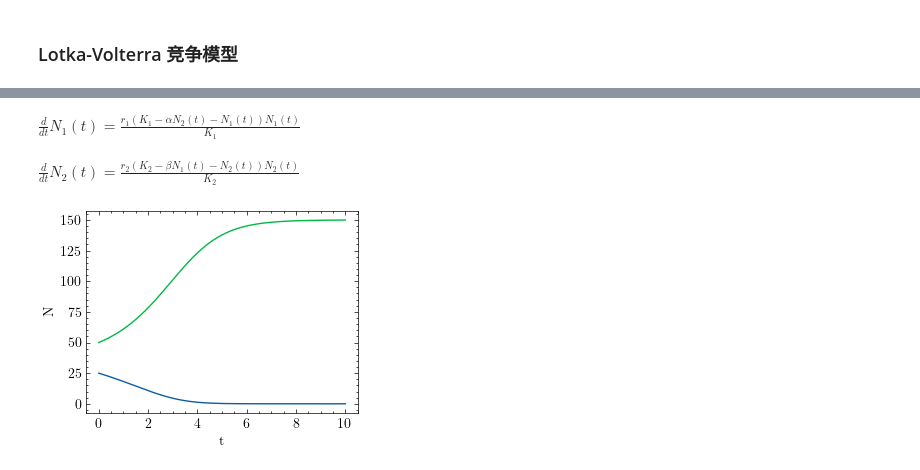
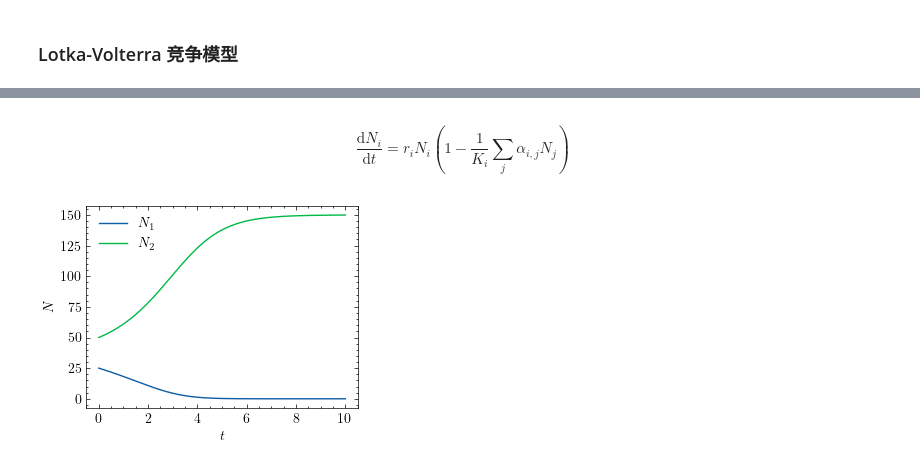
Before and after one commit to chengzi-2333/ecosystem-modeling, a Jupyter notebook: data/models.ipynb, the cells around one changed output, grey strips where cells are left out. Cells and saved outputs as stored; diff of their text form; code cells hidden in the pictures.

Commit message:
lotka-volterra-predation

```diff
--- a/data/models.ipynb
+++ b/data/models.ipynb
@@ -57,29 +82,20 @@ plot(sol, "logistic")
+# %% [markdown]
+$$
+\frac{\mathrm{d} N_i}{\mathrm{d} t} = r_i N_i (1 - \frac{1}{K_i} \sum_{j} \alpha_{i,j} N_j)
+$$
 # %%
-lv1 = sp.Eq(N_1.diff(t), r_1 * N_1 * ((K_1 - N_1 - alpha * N_2) / K_1))
-lv2 = sp.Eq(N_2.diff(t), r_2 * N_2 * ((K_2 - N_2 - beta * N_1) / K_2))
-display(lv1, lv2)
-lv1 = sp.lambdify([t, N_1, N_2, r_1, K_1, alpha], lv1.rhs)
-lv2 = sp.lambdify([t, N_1, N_2, r_2, K_2, beta], lv2.rhs)
-def lv(t, x: tuple, r: tuple, k: tuple, alpha: tuple):
-    dxdt = lv1(t, *x, r[0], k[0], alpha[0])
-    dydt = lv2(t, *x, r[1], k[1], alpha[1])
-    return dxdt, dydt
+lvc = (
+    lambda t, N, r, K, alpha: r[0] * N[0] * (1 - N[0] / K[0] - alpha[0] * N[1] / K[0]),
+    lambda t, N, r, K, alpha: r[1] * N[1] * (1 - N[1] / K[1] - alpha[1] * N[0] / K[1]),
+)  # TODO: vectorize
+
+t_span = (0, 10)
+y0 = [25, 50]
+r = (1, 1)
+k = (100, 150)
+alpha = (2, 3)
+
+sol = solve_ivp(equations(lvc), t_span, y0, args=(r, k, alpha), max_step=0.01)
+plot(sol, "lotka-volterra-competition")
 # %% [output]
-$\displaystyle \frac{d}{d t} N_{1}{\left(t \right)} = \frac{r_{1} \left(K_{1} - \alpha N_{2}{\left(t \right)} - N_{1}{\left(t \right)}\right) N_{1}{\left(t \right)}}{K_{1}}$
-$\displaystyle \frac{d}{d t} N_{2}{\left(t \right)} = \frac{r_{2} \left(K_{2} - \beta N_{1}{\left(t \right)} - N_{2}{\left(t \right)}\right) N_{2}{\left(t \right)}}{K_{2}}$
+[figure, added]
-# %%
-args = {
-    r: (1, 1),
-    K: (100, 150),
-    alpha: (2, 3)
-}
-sol = solve_ivp(
-    lv,
-    t_span=(0, 10),
-    y0=[25, 50],
-    args=args.values(),
-    max_step=0.01
-)
-plot(sol, "lotka-volterra")
-# %% [output]
-[figure, removed]
```
Also changed, not shown: parts of 18 cells of this notebook, 1 other file.
